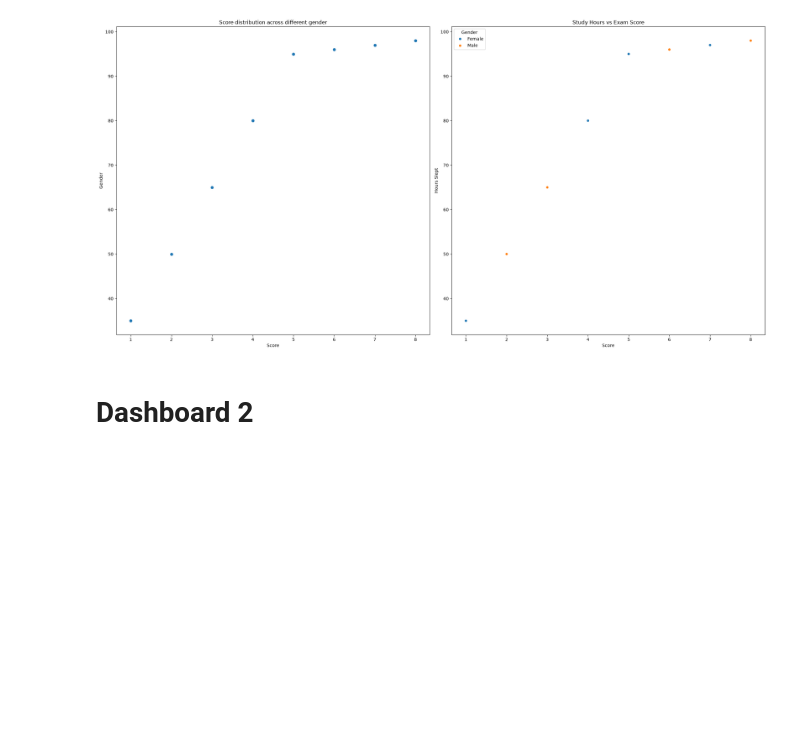
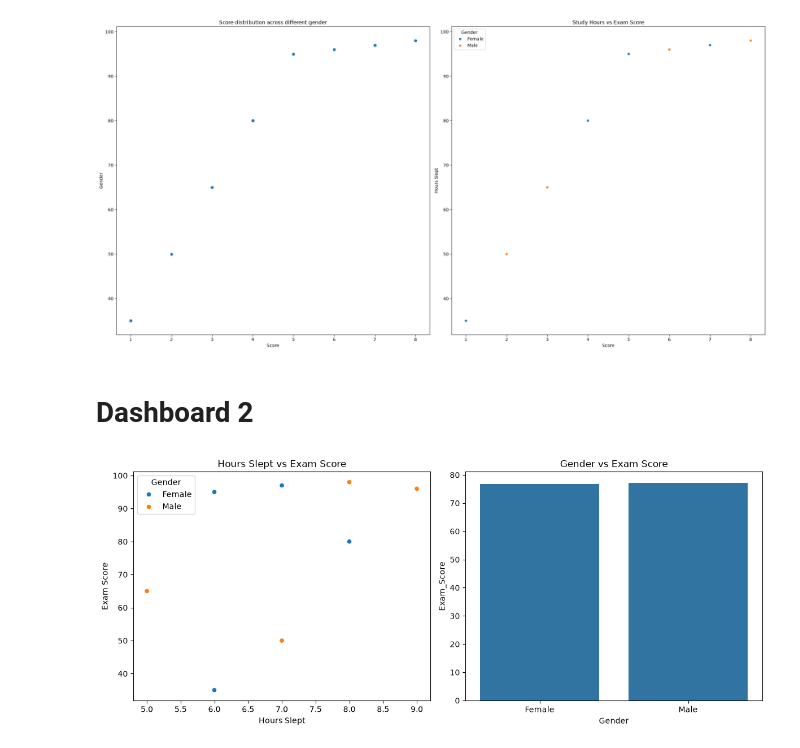
Before and after one commit to Abdurrahman-byte/python-seaborn-project, a Jupyter notebook: seaborn-project_1.ipynb, the cells around one changed output. Drawn from its saved outputs; the diff is of its cells as text; code cells hidden in the pictures; blank space fills up the shorter version.

```diff
--- a/seaborn-project_1.ipynb
+++ b/seaborn-project_1.ipynb
@@ -82,3 +82,32 @@ plt.show()
 [figure]
 # %% [markdown]
 # Dashboard 2
+# %%
+fig, ax = plt.subplots(1, 2, figsize=(12, 5))
+
+sns.scatterplot(
+    data=students,
+    x="Hours_Slept",
+    y="Exam_Score",
+    hue="Gender",
+    ax=ax[0]
+)
+
+ax[0].set_xlabel("Hours Slept")
+ax[0].set_ylabel("Exam Score")
+ax[0].set_title("Hours Slept vs Exam Score")
+
+sns.barplot(
+    data=students,
+    x="Gender",
+    y="Exam_Score",
+    errorbar=None,
+    ax=ax[1]
+)
+
+ax[1].set_title("Gender vs Exam Score")
+
+plt.tight_layout()
+plt.show()
+# %% [output]
+[figure, added]
```
